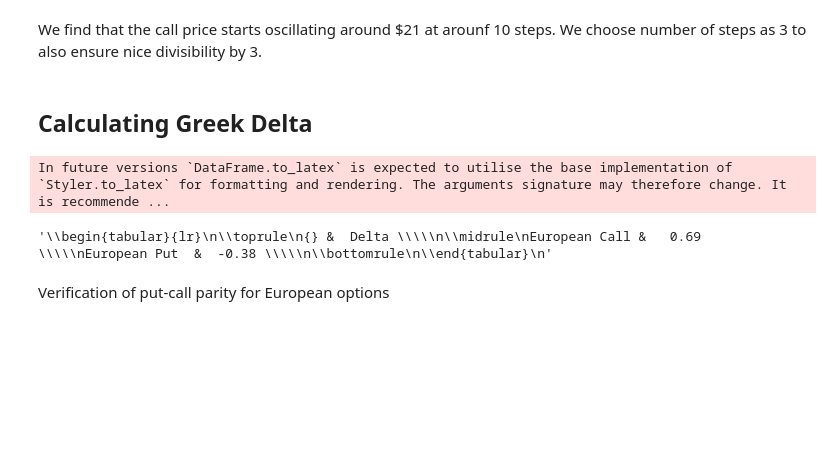
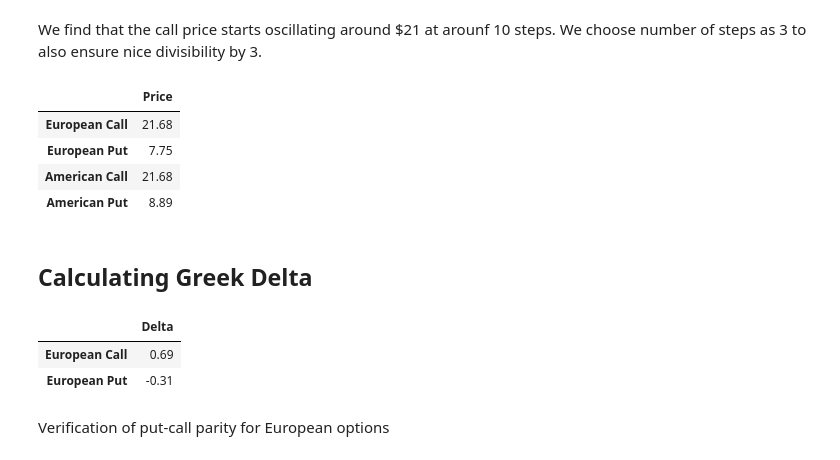
Before and after one commit to piper-of-dawn/DE-GWP1, a Jupyter notebook: notebook.ipynb, the cells around one changed output. Drawn from its saved outputs; the diff is of its cells as text; code cells hidden in the pictures; blank space fills up the shorter version.

```diff
--- a/notebook.ipynb
+++ b/notebook.ipynb
@@ -54,15 +61,26 @@ european_call = Option(style=OptionStyle.EUROPEAN, right=OptionRight.CALL, spot_
 european_put = Option(style=OptionStyle.EUROPEAN, right=OptionRight.PUT, spot_price=100, strike_price=100, time_to_maturity=3, risk_free_rate=0.05, number_of_steps=3, sigma=0.2)
 american_call = Option(style=OptionStyle.AMERICAN, right=OptionRight.CALL, spot_price=100, strike_price=100, time_to_maturity=3, risk_free_rate=0.05, number_of_steps=3, sigma=0.2)
 american_put = Option(style=OptionStyle.AMERICAN, right=OptionRight.PUT, spot_price=100, strike_price=100, time_to_maturity=3, risk_free_rate=0.05, number_of_steps=3, sigma=0.2)
+# %%
+from pandas import DataFrame
+european_delta = [round(option.price(),2) for option in [european_call, european_put, american_call, american_put]]
+DataFrame(european_delta, index=['European Call', 'European Put', 'American Call', 'American Put'], columns=['Price'])
+# %% [output]
+|  | Price |
+| European Call | 21.68 |
+| European Put | 7.75 |
+| American Call | 21.68 |
+| American Put | 8.89 |
 # %% [markdown]
 ## Calculating Greek Delta
 # %%
 from pandas import DataFrame
 european_delta = [round(option.delta_evolution[0,0],2) for option in [european_call, european_put]]
-DataFrame(european_delta, index=['European Call', 'European Put'], columns=['Delta']).to_latex()
+DataFrame(european_delta, index=['European Call', 'European Put'], columns=['Delta'])
 # %% [output]
-In future versions `DataFrame.to_latex` is expected to utilise the base implementation of `Styler.to_latex` for formatting and rendering. The arguments signature may therefore change. It is recommende ...
-'\\begin{tabular}{lr}\n\\toprule\n{} &  Delta \\\\\n\\midrule\nEuropean Call &   0.69 \\\\\nEuropean Put  &  -0.38 \\\\\n\\bottomrule\n\\end{tabular}\n'
+|  | Delta |
+| European Call | 0.69 |
+| European Put | -0.31 |
 # %%
 import numpy as np
 def verify_put_call_parity (call_option, put_option):
```
Also changed, not shown: parts of 6 cells of this notebook, 2 other files.
